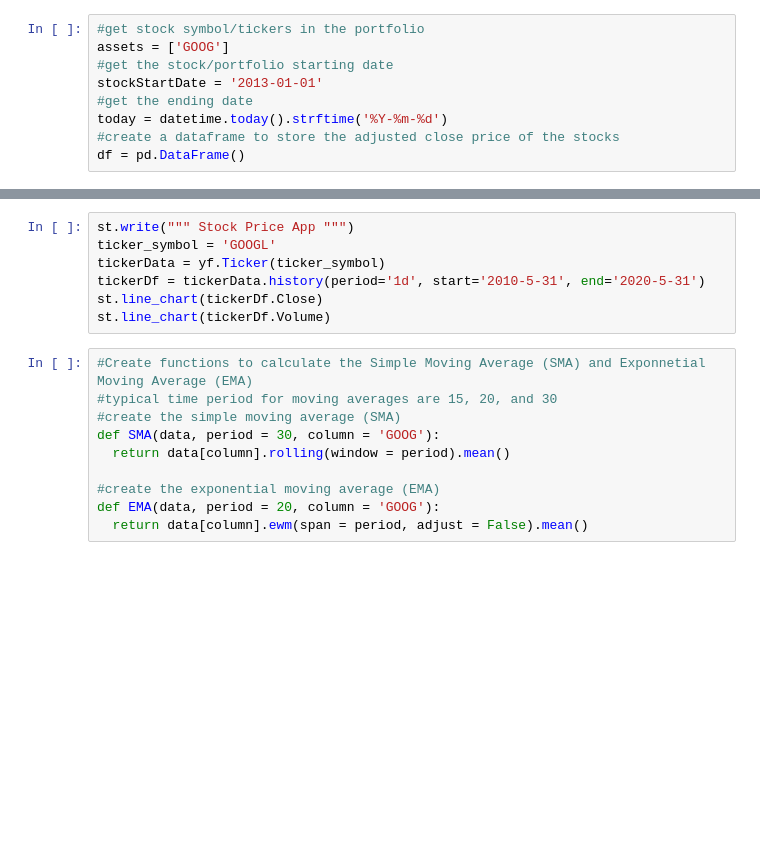
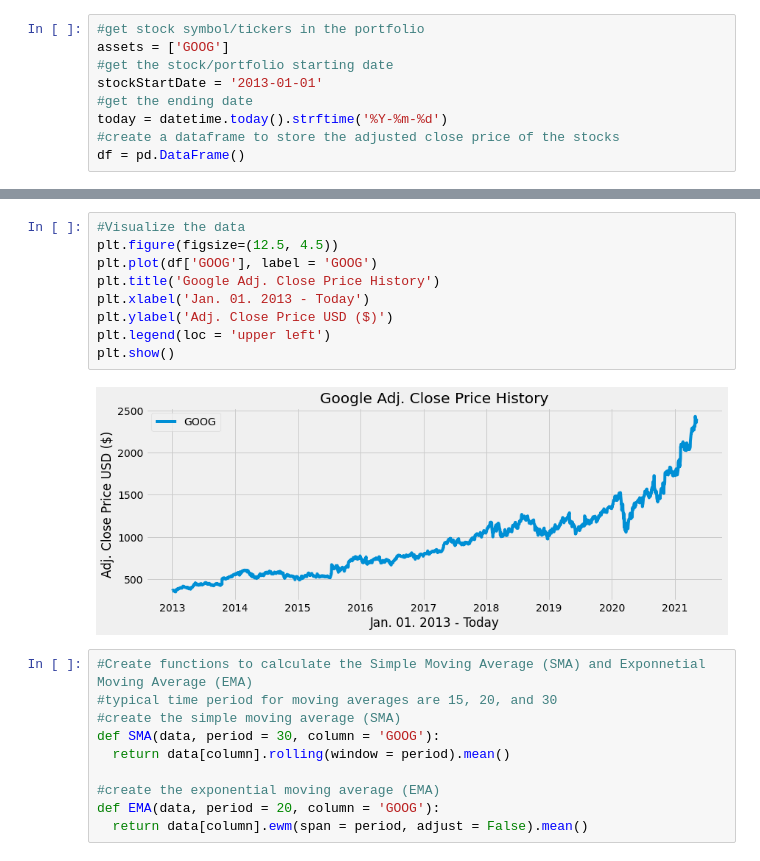
Before and after one commit to manishmawatwal/DataScience, a Jupyter notebook: StockMovementClassifier.ipynb, the cells around one changed output, grey strips where cells are left out. Saved outputs shown, nothing was run; the diff lists cells and outputs as text; blank space fills up the shorter version.

```diff
--- a/StockMovementClassifier.ipynb
+++ b/StockMovementClassifier.ipynb
@@ -40,10 +51,14 @@ df
-# %%
-st.write(""" Stock Price App """)
-ticker_symbol = 'GOOGL'
-tickerData = yf.Ticker(ticker_symbol)
-tickerDf = tickerData.history(period='1d', start='2010-5-31', end='2020-5-31')
-st.line_chart(tickerDf.Close)
-st.line_chart(tickerDf.Volume)
+# %%
+#Visualize the data
+plt.figure(figsize=(12.5, 4.5))
+plt.plot(df['GOOG'], label = 'GOOG')
+plt.title('Google Adj. Close Price History')
+plt.xlabel('Jan. 01. 2013 - Today')
+plt.ylabel('Adj. Close Price USD ($)')
+plt.legend(loc = 'upper left')
+plt.show()
+# %% [output]
+[figure, added]
 # %%
 #Create functions to calculate the Simple Moving Average (SMA) and Exponnetial Moving Average (EMA)
 #typical time period for moving averages are 15, 20, and 30
```
Also changed, not shown: parts of 11 cells of this notebook.
